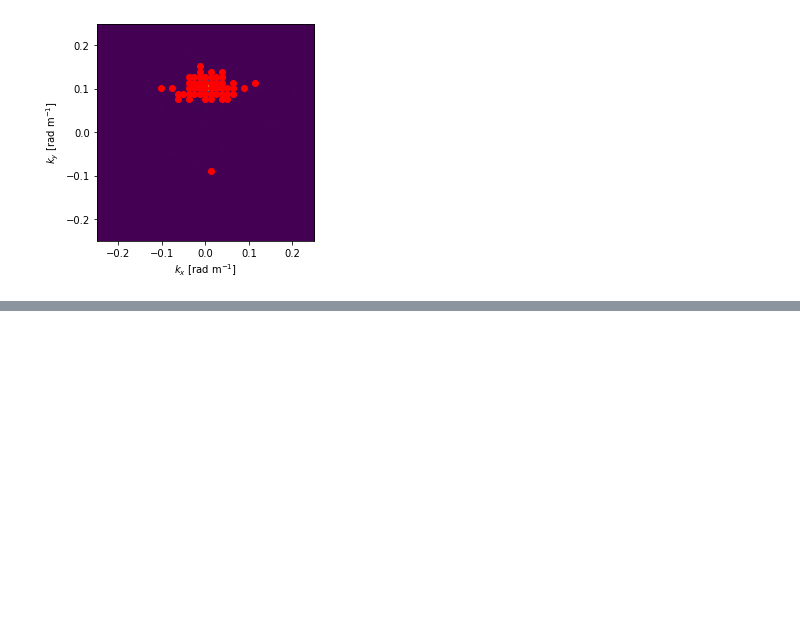
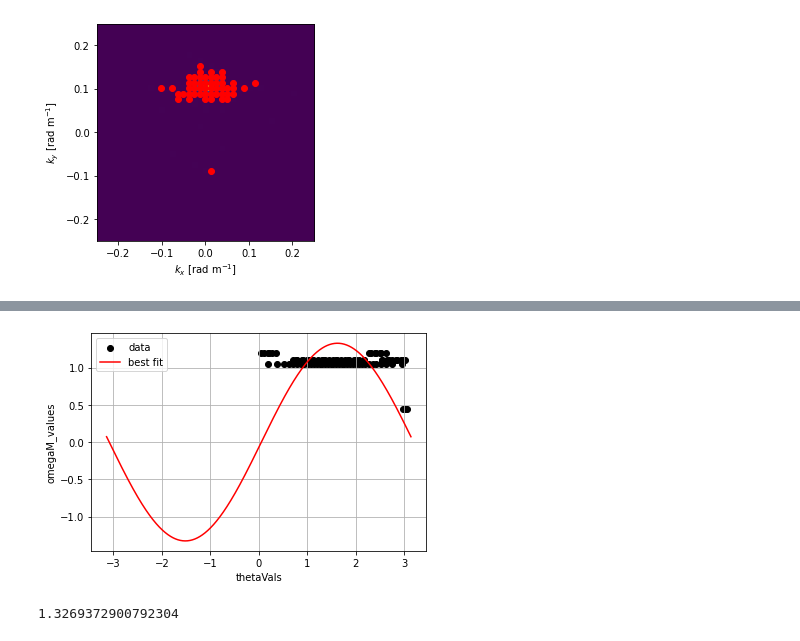
Before and after one commit to joeyanderson1/4th-Year-Thesis, a Jupyter notebook: Triplet Method - Ellipse Fit .ipynb, the cells around one changed output, grey strips where cells are left out. Cells and saved outputs as stored; diff of their text form; code cells hidden in the pictures; blank space fills up the shorter version.

```diff
--- a/Triplet Method - Ellipse Fit .ipynb
+++ b/Triplet Method - Ellipse Fit .ipynb
@@ -214,0 +306,31 @@ def fit_elipse(at_w):
+# %%
+popt, pcov = curve_fit(sinusoidinal, x1, y, absolute_sigma=True, p0=pars0)
+
+# extract best-fit parameter and its error
+a_opt = popt[0]
+a_opt_err = np.sqrt(pcov[0, 0])
+
+# extract best-fit parameter and its error
+b_opt = popt[1]
+ab_opt_err = np.sqrt(pcov[1, 1])
+
+
+# plot data
+plt.scatter(x1, y, color = 'black', label = 'data')
+
+# creating x interval to include in y fit
+x = np.linspace(-np.pi, np.pi, 1000)
+y_fit = sinusoidinal(x, *popt)
+plt.plot(x, y_fit, color="red", label="best fit")
+
+plt.grid(True)
+plt.xlabel('thetaVals')
+plt.ylabel('omegaM_values')
+#plt.ylim(1.65, 2.08)
+plt.legend();
+# %% [output]
+[figure, added]
+# %%
+a_opt
+# %% [output]
+1.3269372900792304
```
Also changed, not shown: parts of 28 cells of this notebook.
